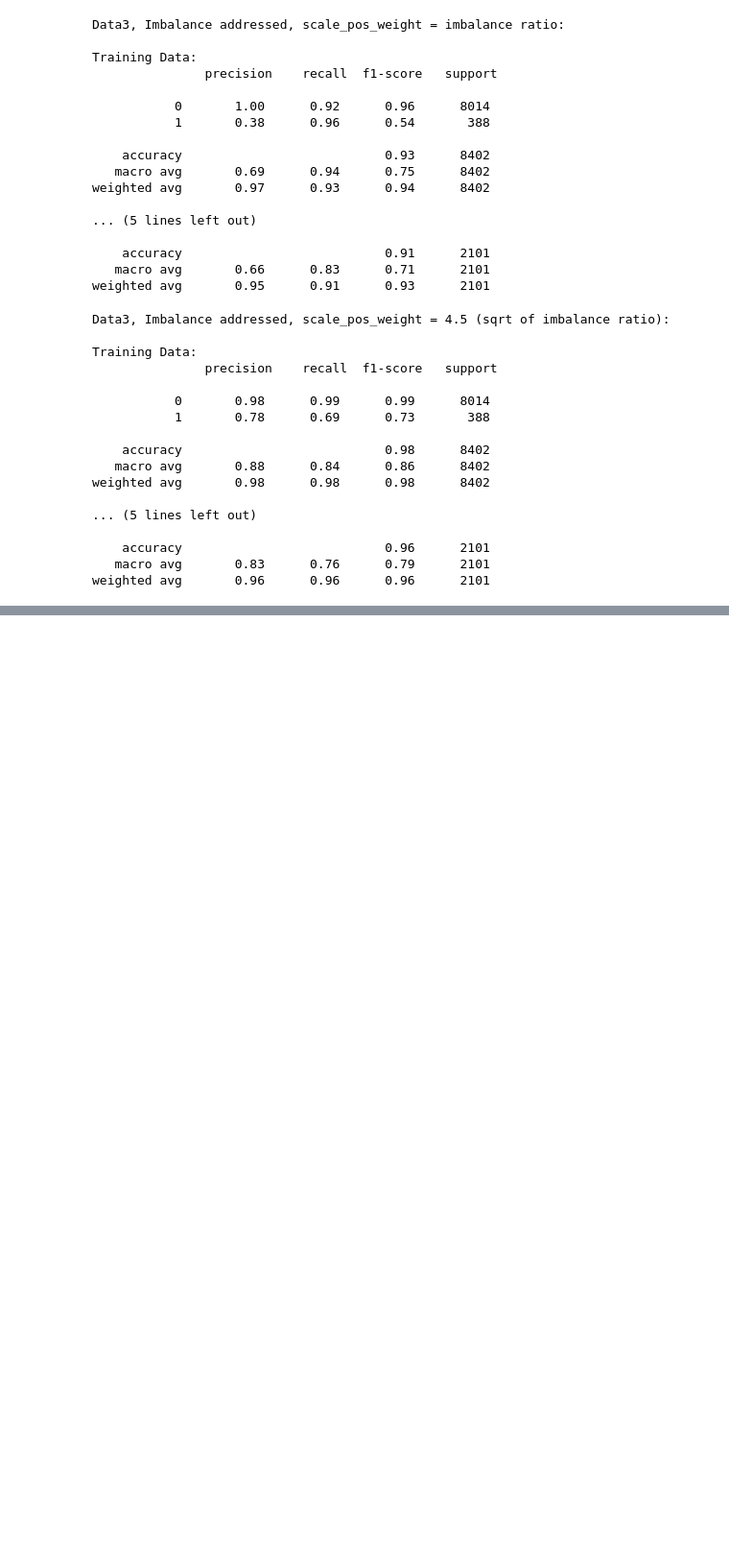
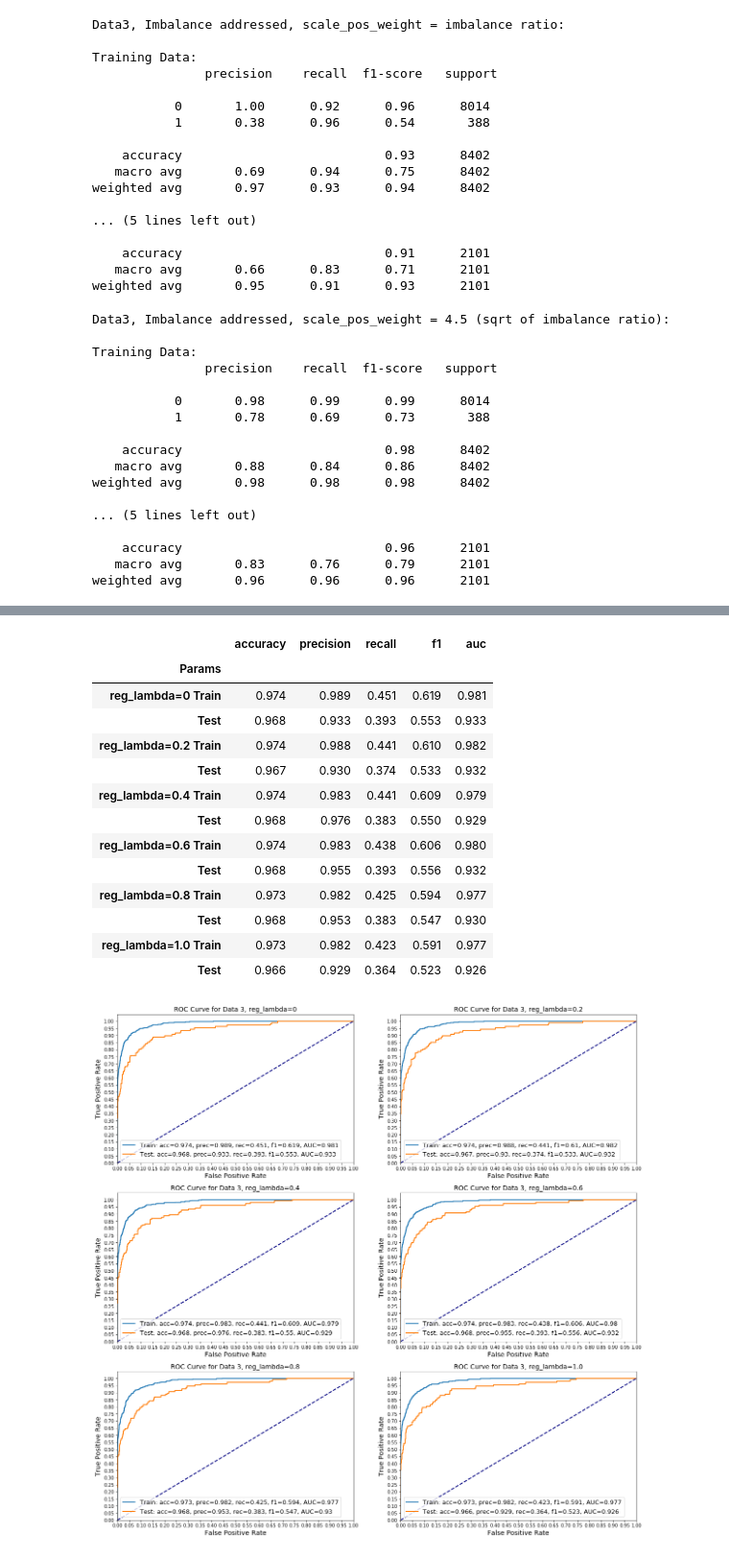
Before and after one commit to kamileyagci/project-bankruptcy-prediction, a Jupyter notebook: anaysis_test.ipynb, the cells around one changed output, grey strips where cells are left out. Shown at 96% size. Cells and saved outputs as stored; diff of their text form; code cells hidden in the pictures; blank space fills up the shorter version.

```diff
--- a/anaysis_test.ipynb
+++ b/anaysis_test.ipynb
@@ -290,0 +326,28 @@ scan_xgb(3, X_train, y_train, X_test, y_test, xgbParams, scanParam, scanList)
+# %%
+xgbParams = {
+    'eval_metric': 'logloss',
+    'random_state': 42,
+    'reg_alpha': 0
+}
+
+scanParam = 'reg_lambda'
+
+scanList = [0, .2, .4, .6, .8, 1.0]
+
+scan_xgb(3, X_train, y_train, X_test, y_test, xgbParams, scanParam, scanList)
+# %% [output]
+|  | accuracy | precision | recall | f1 | auc |
+| Params |  |  |  |  |  |
+| reg_lambda=0 Train | 0.974 | 0.989 | 0.451 | 0.619 | 0.981 |
+| Test | 0.968 | 0.933 | 0.393 | 0.553 | 0.933 |
+| reg_lambda=0.2 Train | 0.974 | 0.988 | 0.441 | 0.610 | 0.982 |
+| Test | 0.967 | 0.930 | 0.374 | 0.533 | 0.932 |
+| reg_lambda=0.4 Train | 0.974 | 0.983 | 0.441 | 0.609 | 0.979 |
+| Test | 0.968 | 0.976 | 0.383 | 0.550 | 0.929 |
+| reg_lambda=0.6 Train | 0.974 | 0.983 | 0.438 | 0.606 | 0.980 |
+| Test | 0.968 | 0.955 | 0.393 | 0.556 | 0.932 |
+| reg_lambda=0.8 Train | 0.973 | 0.982 | 0.425 | 0.594 | 0.977 |
+| Test | 0.968 | 0.953 | 0.383 | 0.547 | 0.930 |
+| reg_lambda=1.0 Train | 0.973 | 0.982 | 0.423 | 0.591 | 0.977 |
+| Test | 0.966 | 0.929 | 0.364 | 0.523 | 0.926 |
+[figure, added]
```
Also changed, not shown: parts of 16 cells of this notebook, 7 other files.
